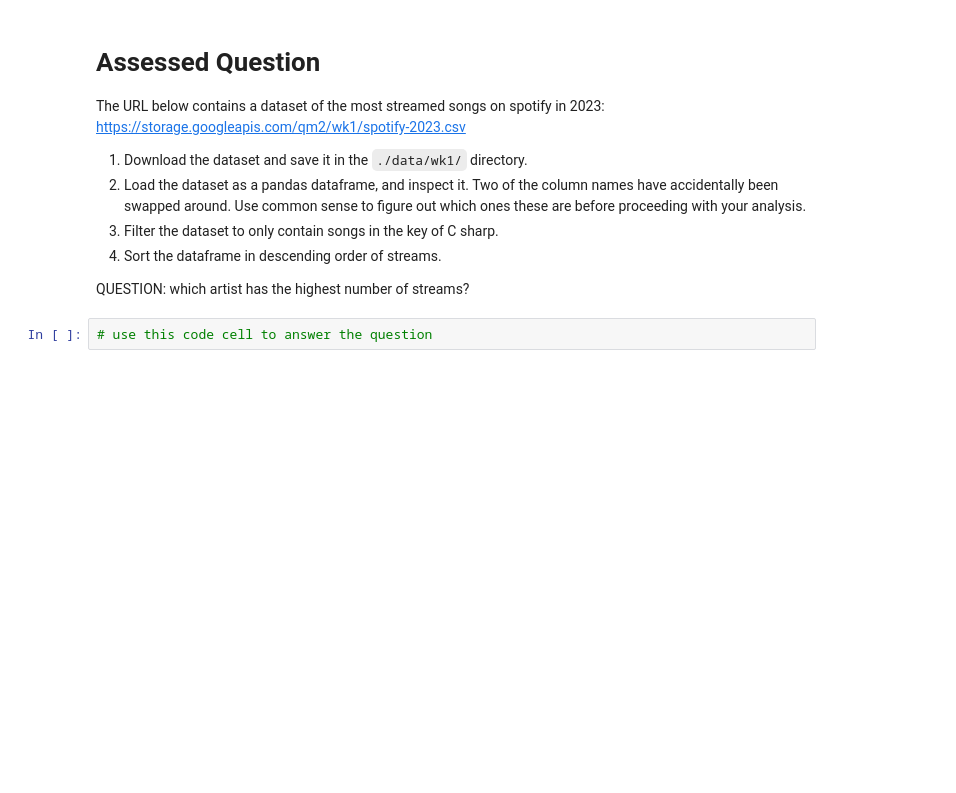
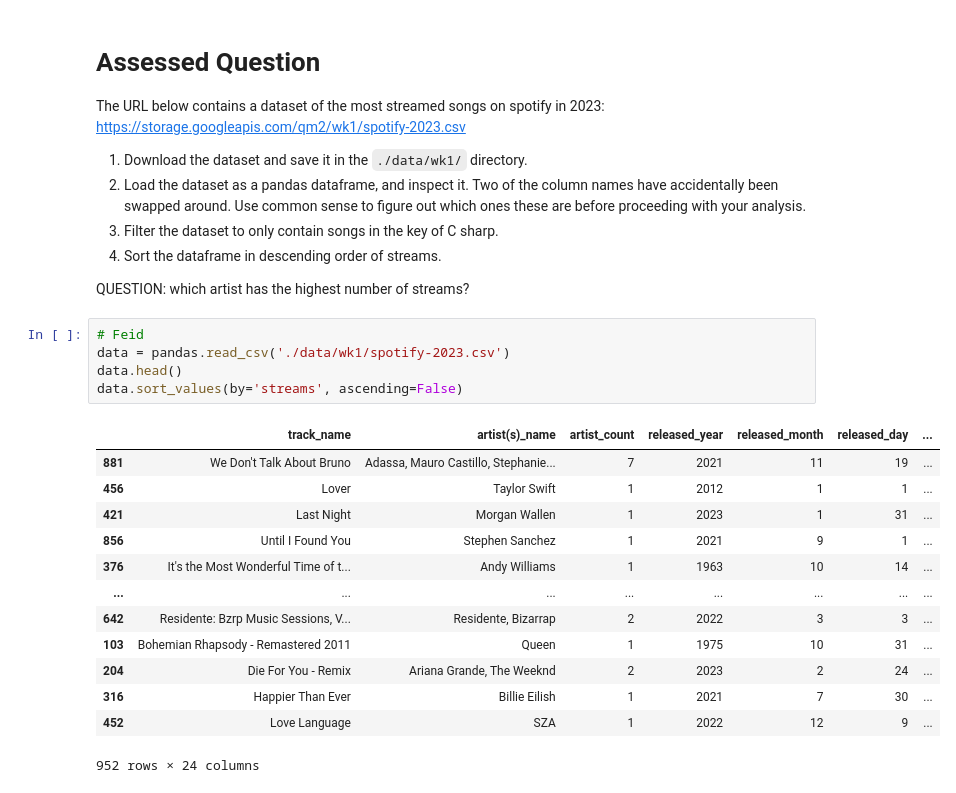
Before and after one commit to owenlepore/QM2, a Jupyter notebook: notebooks/W01. Python Recap.ipynb, the cells around one changed output. Saved outputs shown, nothing was run; the diff lists cells and outputs as text; blank space fills up the shorter version.

```diff
--- a/notebooks/W01. Python Recap.ipynb
+++ b/notebooks/W01. Python Recap.ipynb
@@ -247,5 +253,22 @@ https://storage.googleapis.com/qm2/wk1/spotify-2023.csv
 4. Sort the dataframe in descending order of streams.
 
 QUESTION: which artist has the highest number of streams?
-# %%
-# use this code cell to answer the question
+# %%
+# Feid
+data = pandas.read_csv('./data/wk1/spotify-2023.csv')
+data.head()
+data.sort_values(by='streams', ascending=False)
+# %% [output]
+|  | track_name | artist(s)_name | artist_count | released_year | released_month | released_day | ... |
+| 881 | We Don't Talk About Bruno | Adassa, Mauro Castillo, Stephanie... | 7 | 2021 | 11 | 19 | ... |
+| 456 | Lover | Taylor Swift | 1 | 2012 | 1 | 1 | ... |
+| 421 | Last Night | Morgan Wallen | 1 | 2023 | 1 | 31 | ... |
+| 856 | Until I Found You | Stephen Sanchez | 1 | 2021 | 9 | 1 | ... |
+| 376 | It's the Most Wonderful Time of t... | Andy Williams | 1 | 1963 | 10 | 14 | ... |
+| ... | ... | ... | ... | ... | ... | ... | ... |
+| 642 | Residente: Bzrp Music Sessions, V... | Residente, Bizarrap | 2 | 2022 | 3 | 3 | ... |
+| 103 | Bohemian Rhapsody - Remastered 2011 | Queen | 1 | 1975 | 10 | 31 | ... |
+| 204 | Die For You - Remix | Ariana Grande, The Weeknd | 2 | 2023 | 2 | 24 | ... |
+| 316 | Happier Than Ever | Billie Eilish | 1 | 2021 | 7 | 30 | ... |
+| 452 | Love Language | SZA | 1 | 2022 | 12 | 9 | ... |
+952 rows × 24 columns
```
Also changed, not shown: parts of 3 cells of this notebook.
